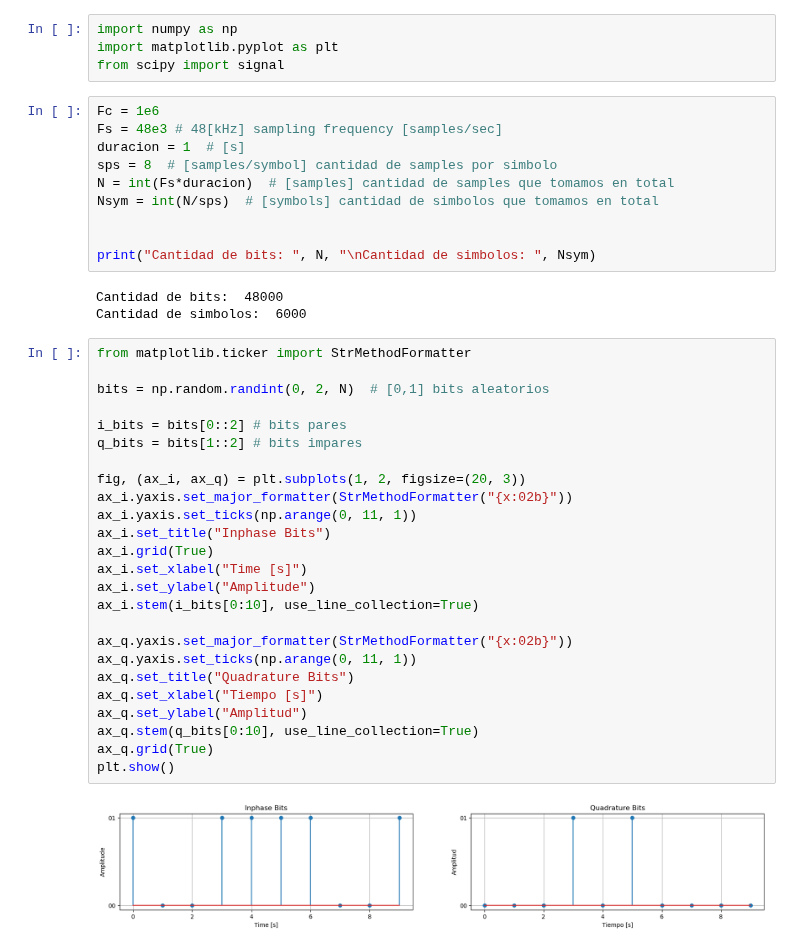
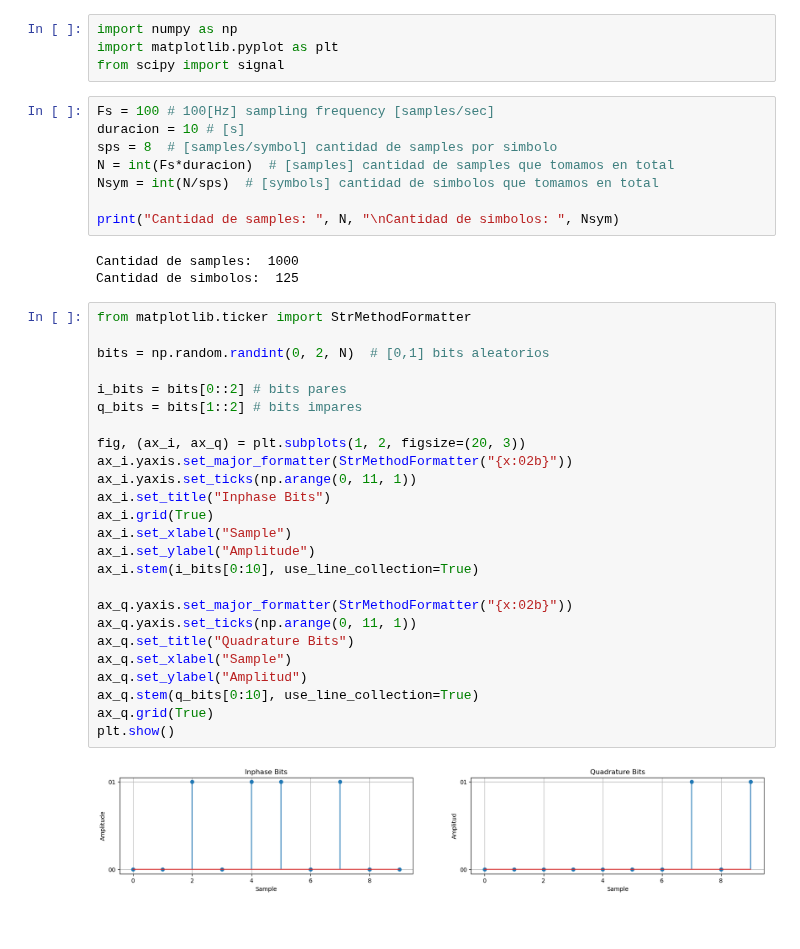
Before and after one commit to sofia-am/QPSK-8PSK-Simulation, a Jupyter notebook: notebook/sampling.ipynb, the cells around one changed output. Drawn from its saved outputs; the diff is of its cells as text.

```diff
--- a/notebook/sampling.ipynb
+++ b/notebook/sampling.ipynb
@@ -3,45 +3,43 @@ import numpy as np
 import matplotlib.pyplot as plt
 from scipy import signal
 # %%
-Fc = 1e6
-Fs = 48e3 # 48[kHz] sampling frequency [samples/sec]
-duracion = 1  # [s]
+Fs = 100 # 100[Hz] sampling frequency [samples/sec]
+duracion = 10 # [s]
 sps = 8  # [samples/symbol] cantidad de samples por simbolo
 N = int(Fs*duracion)  # [samples] cantidad de samples que tomamos en total
 Nsym = int(N/sps)  # [symbols] cantidad de simbolos que tomamos en total
 
-
-print("Cantidad de bits: ", N, "\nCantidad de simbolos: ", Nsym)
+print("Cantidad de samples: ", N, "\nCantidad de simbolos: ", Nsym)
 # %% [output]
-Cantidad de bits:  48000
-Cantidad de simbolos:  6000
+Cantidad de samples:  1000
+Cantidad de simbolos:  125
 # %%
 from matplotlib.ticker import StrMethodFormatter
 
 bits = np.random.randint(0, 2, N)  # [0,1] bits aleatorios
 
 i_bits = bits[0::2] # bits pares
 q_bits = bits[1::2] # bits impares
 
 fig, (ax_i, ax_q) = plt.subplots(1, 2, figsize=(20, 3))
 ax_i.yaxis.set_major_formatter(StrMethodFormatter("{x:02b}"))
 ax_i.yaxis.set_ticks(np.arange(0, 11, 1))
 ax_i.set_title("Inphase Bits")
 ax_i.grid(True)
-ax_i.set_xlabel("Time [s]")
+ax_i.set_xlabel("Sample")
 ax_i.set_ylabel("Amplitude")
 ax_i.stem(i_bits[0:10], use_line_collection=True)
 
 ax_q.yaxis.set_major_formatter(StrMethodFormatter("{x:02b}"))
 ax_q.yaxis.set_ticks(np.arange(0, 11, 1))
 ax_q.set_title("Quadrature Bits")
-ax_q.set_xlabel("Tiempo [s]")
+ax_q.set_xlabel("Sample")
 ax_q.set_ylabel("Amplitud")
 ax_q.stem(q_bits[0:10], use_line_collection=True)
 ax_q.grid(True)
 plt.show()
 # %% [output]
-[figure, old version]
+[figure, new version]
 # %%
 
 osample_i = np.array([])
```
Also changed, not shown: parts of 6 cells of this notebook.
